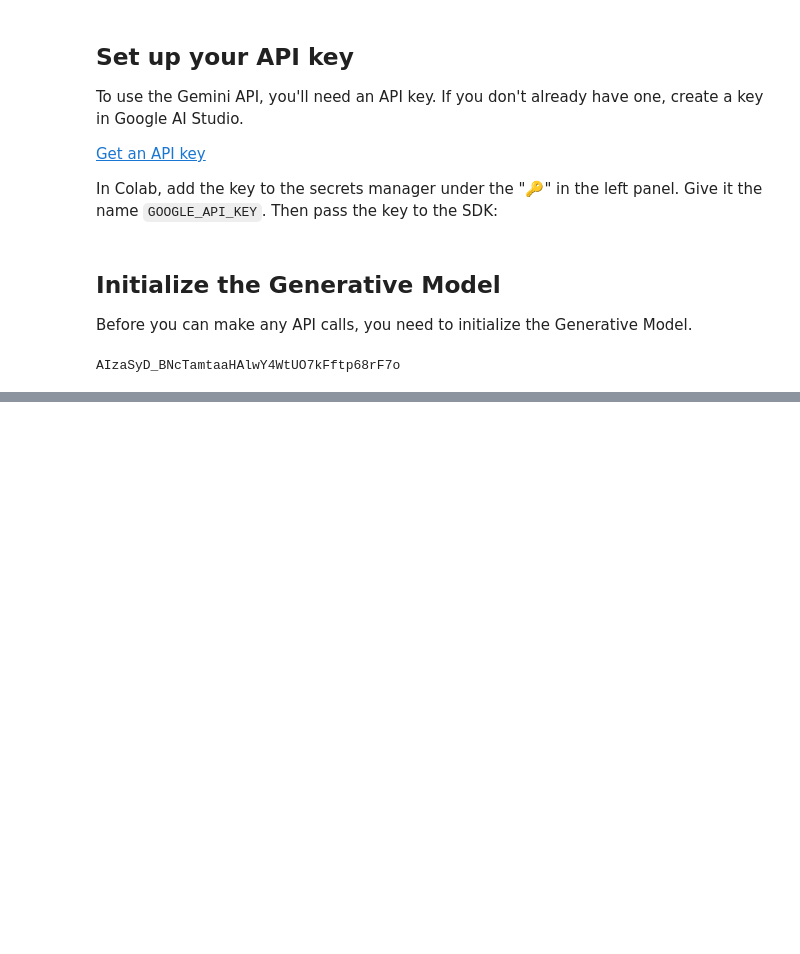
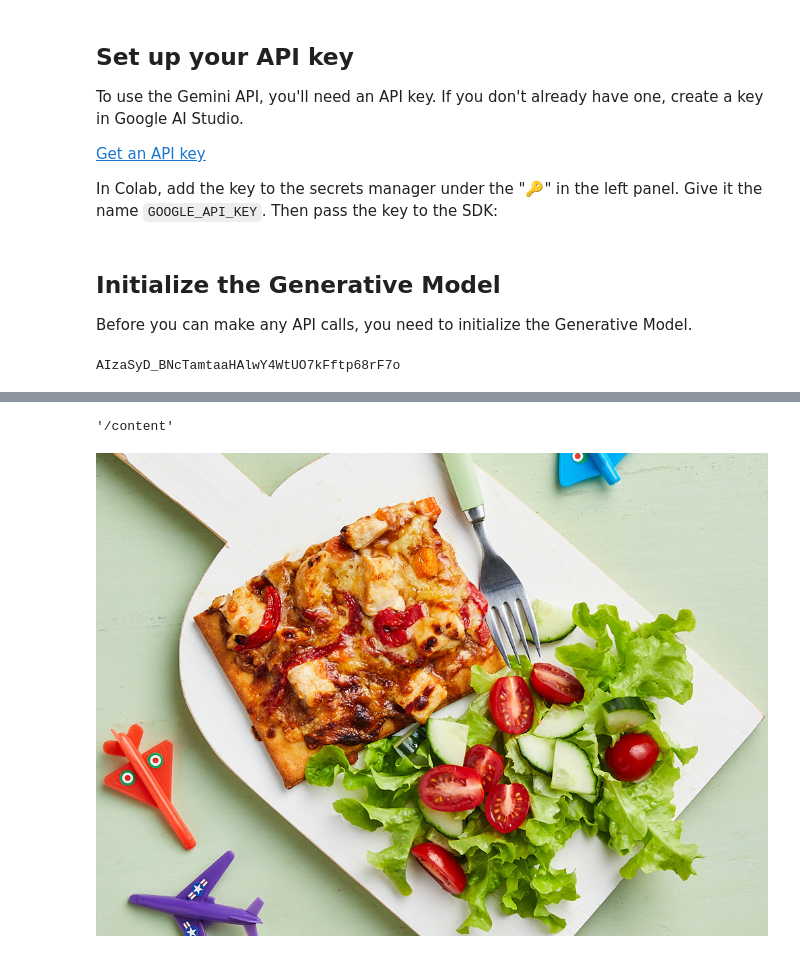
Before and after one commit to manisharora-au/NativeScriptProjects, a Jupyter notebook: site/en/tutorials/quickstart_colab.ipynb, the cells around one changed output, grey strips where cells are left out. Cells and saved outputs as stored; diff of their text form; code cells hidden in the pictures; blank space fills up the shorter version.

```diff
--- a/site/en/tutorials/quickstart_colab.ipynb
+++ b/site/en/tutorials/quickstart_colab.ipynb
@@ -178,0 +122,13 @@ to_markdown(response.text)
+# %%
+import os
+cwd=os.getcwd()
+cwd
+# %% [output]
+'/content'
+# %%
+import PIL.Image
+
+img = PIL.Image.open('abc.jpg')
+img
+# %% [output]
+[figure, added]
```
Also changed, not shown: parts of 12 cells of this notebook.
